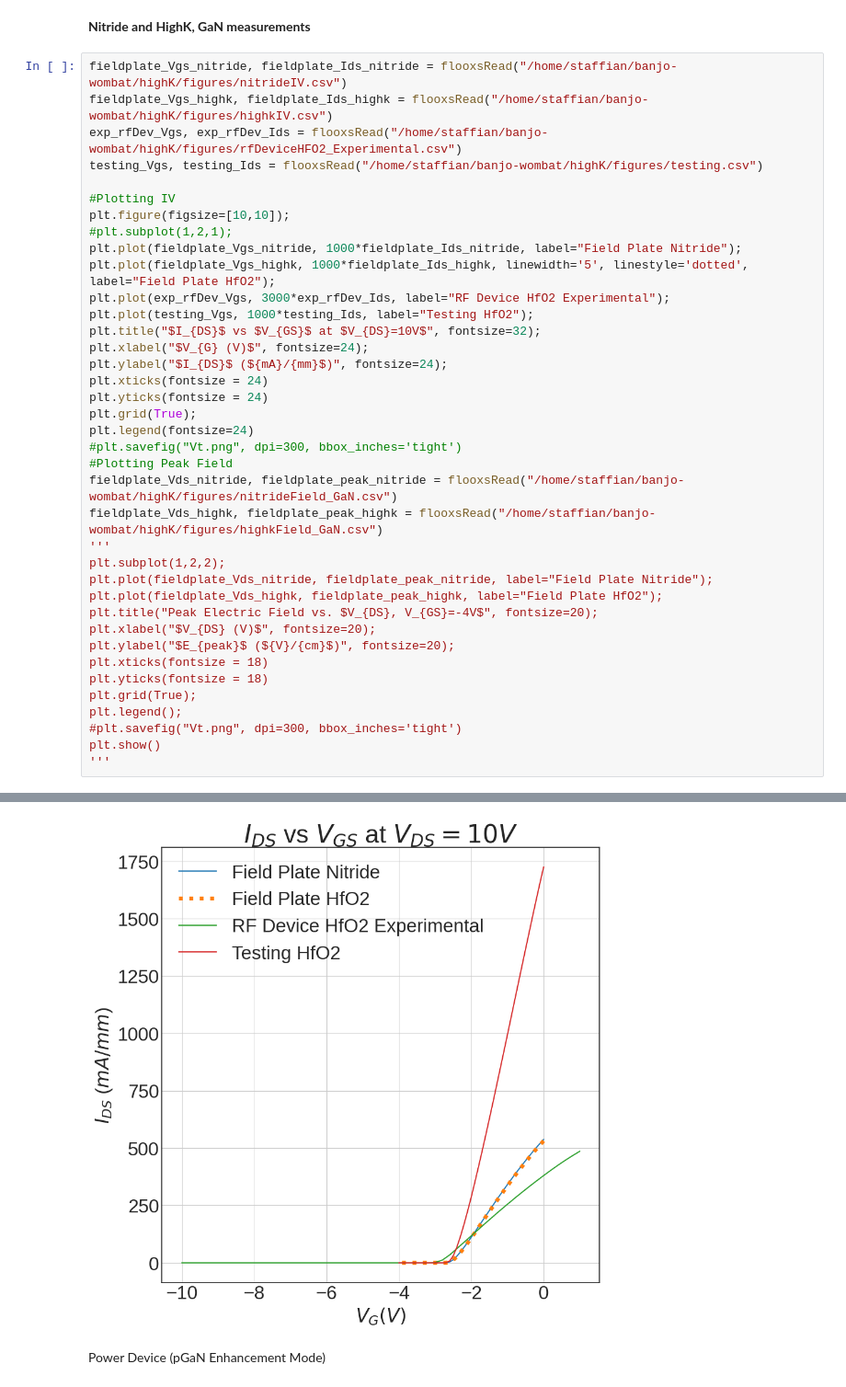
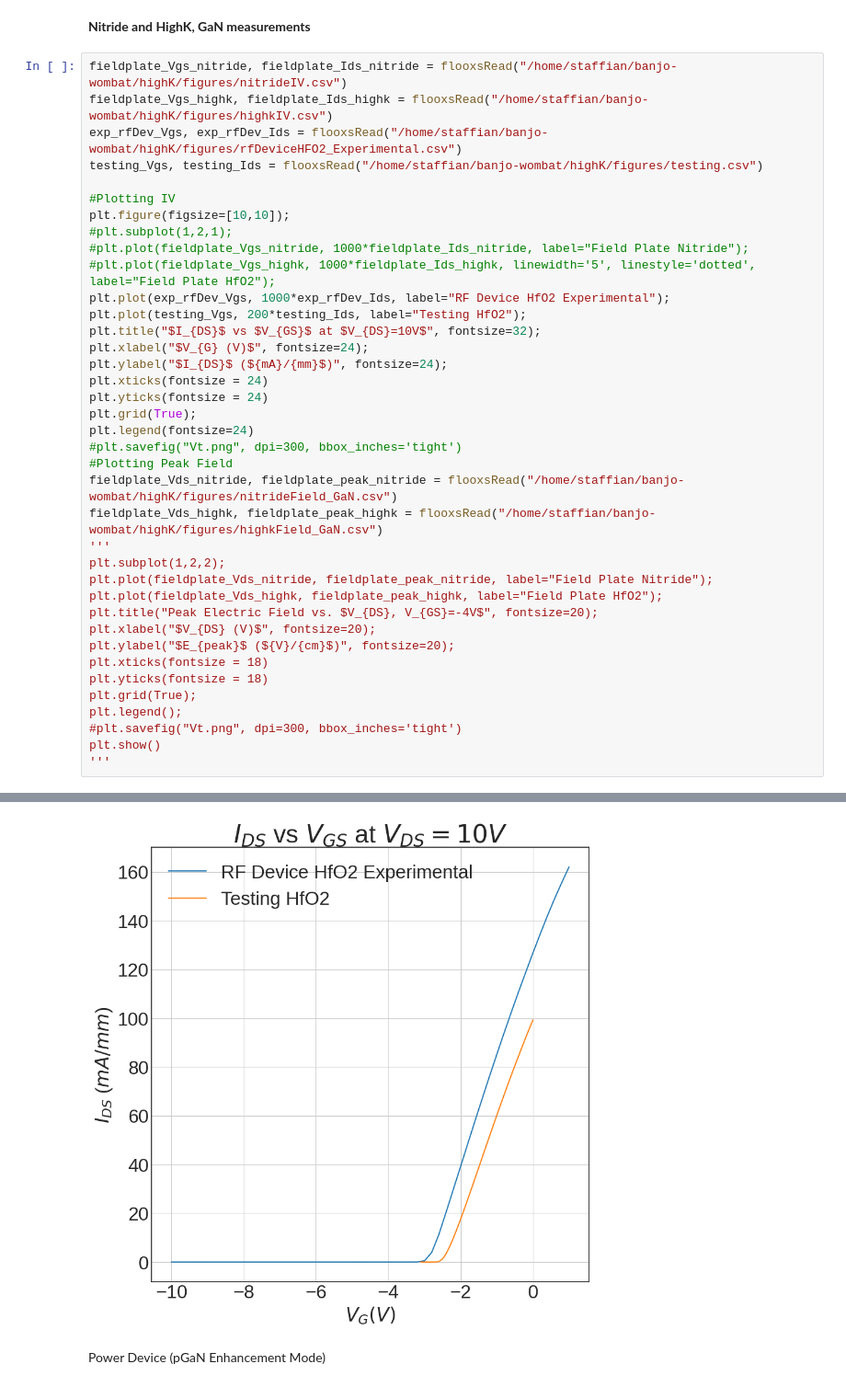
Before and after one commit to IanStafford/banjo-wombat, a Jupyter notebook: highK/figures.ipynb, the cells around one changed output, grey strips where cells are left out. Shown at 92% size. Cells and saved outputs as stored; diff of their text form.

Commit message:
added RF device. trying to bring traps online again

```diff
--- a/highK/figures.ipynb
+++ b/highK/figures.ipynb
@@ -70,38 +70,38 @@ testing_Vgs, testing_Ids = flooxsRead("/home/staffian/banjo-wombat/highK/figures
 #Plotting IV
 plt.figure(figsize=[10,10]);
 #plt.subplot(1,2,1);
-plt.plot(fieldplate_Vgs_nitride, 1000*fieldplate_Ids_nitride, label="Field Plate Nitride");
-plt.plot(fieldplate_Vgs_highk, 1000*fieldplate_Ids_highk, linewidth='5', linestyle='dotted', label="Field Plate HfO2");
-plt.plot(exp_rfDev_Vgs, 3000*exp_rfDev_Ids, label="RF Device HfO2 Experimental");
-plt.plot(testing_Vgs, 1000*testing_Ids, label="Testing HfO2");
+#plt.plot(fieldplate_Vgs_nitride, 1000*fieldplate_Ids_nitride, label="Field Plate Nitride");
+#plt.plot(fieldplate_Vgs_highk, 1000*fieldplate_Ids_highk, linewidth='5', linestyle='dotted', label="Field Plate HfO2");
+plt.plot(exp_rfDev_Vgs, 1000*exp_rfDev_Ids, label="RF Device HfO2 Experimental");
+plt.plot(testing_Vgs, 200*testing_Ids, label="Testing HfO2");
 plt.title("$I_{DS}$ vs $V_{GS}$ at $V_{DS}=10V$", fontsize=32);
 plt.xlabel("$V_{G} (V)$", fontsize=24);
 plt.ylabel("$I_{DS}$ (${mA}/{mm}$)", fontsize=24);
 plt.xticks(fontsize = 24)
 plt.yticks(fontsize = 24)
 plt.grid(True);
 plt.legend(fontsize=24)
 #plt.savefig("Vt.png", dpi=300, bbox_inches='tight')
 #Plotting Peak Field
 fieldplate_Vds_nitride, fieldplate_peak_nitride = flooxsRead("/home/staffian/banjo-wombat/highK/figures/nitrideField_GaN.csv")
 fieldplate_Vds_highk, fieldplate_peak_highk = flooxsRead("/home/staffian/banjo-wombat/highK/figures/highkField_GaN.csv")
 '''
 plt.subplot(1,2,2);
 plt.plot(fieldplate_Vds_nitride, fieldplate_peak_nitride, label="Field Plate Nitride");
 plt.plot(fieldplate_Vds_highk, fieldplate_peak_highk, label="Field Plate HfO2");
 plt.title("Peak Electric Field vs. $V_{DS}, V_{GS}=-4V$", fontsize=20);
 plt.xlabel("$V_{DS} (V)$", fontsize=20);
 plt.ylabel("$E_{peak}$ (${V}/{cm}$)", fontsize=20);
 plt.xticks(fontsize = 18)
 plt.yticks(fontsize = 18)
 plt.grid(True);
 plt.legend();
 #plt.savefig("Vt.png", dpi=300, bbox_inches='tight')
 plt.show()
 '''
 # %% [output]
 '\nplt.subplot(1,2,2);\nplt.plot(fieldplate_Vds_nitride, fieldplate_peak_nitride, label="Field Plate Nitride");\nplt.plot(fieldplate_Vds_highk, fieldplate_peak_highk, label="Field Plate HfO2");\nplt.t ...
-[figure, old version]
+[figure, new version]
 # %% [markdown]
 Power Device (pGaN Enhancement Mode)
 # %%
```
Also changed, not shown: parts of 1 cell of this notebook, 10 other files.
